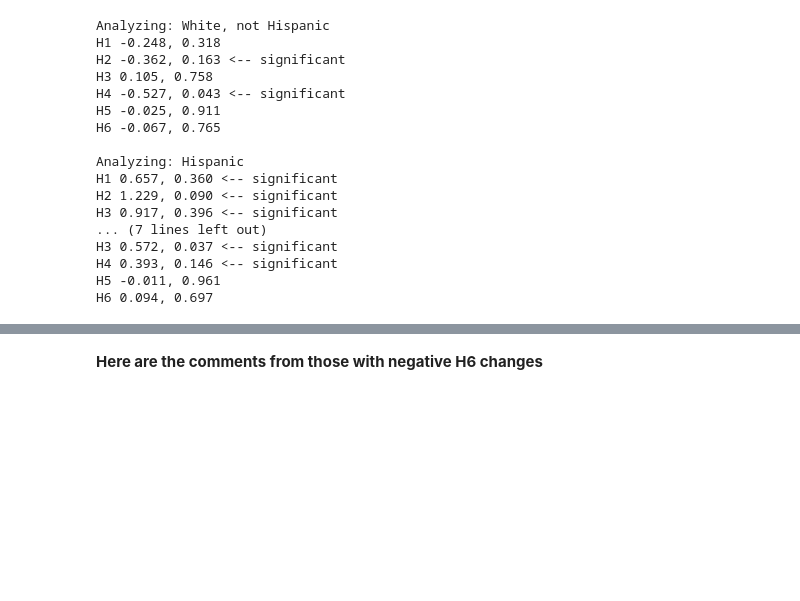
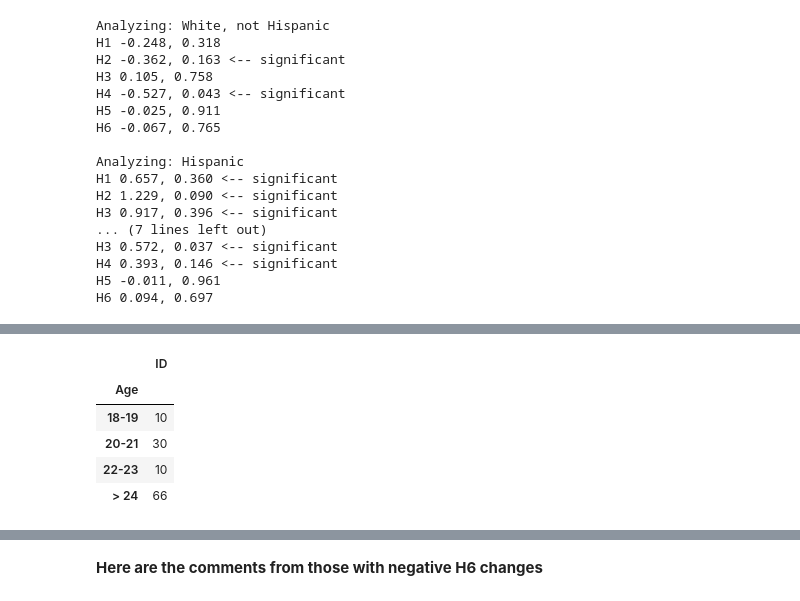
Before and after one commit to cmacdonell/hopper2016, a Jupyter notebook: Hopper_analysis.ipynb, the cells around one changed output, grey strips where cells are left out. Saved outputs shown, nothing was run; the diff lists cells and outputs as text; code cells hidden in the pictures; blank space fills up the shorter version.

```diff
--- a/Hopper_analysis.ipynb
+++ b/Hopper_analysis.ipynb
@@ -109,0 +155,10 @@ H6 0.094, 0.697
+# %%
+# Counts of respondents by Age
+df_all[['ID','Age']].groupby('Age').count()
+# %% [output]
+|  | ID |
+| Age |  |
+| 18-19 | 10 |
+| 20-21 | 30 |
+| 22-23 | 10 |
+| > 24 | 66 |
```
Also changed, not shown: parts of 9 cells of this notebook.
